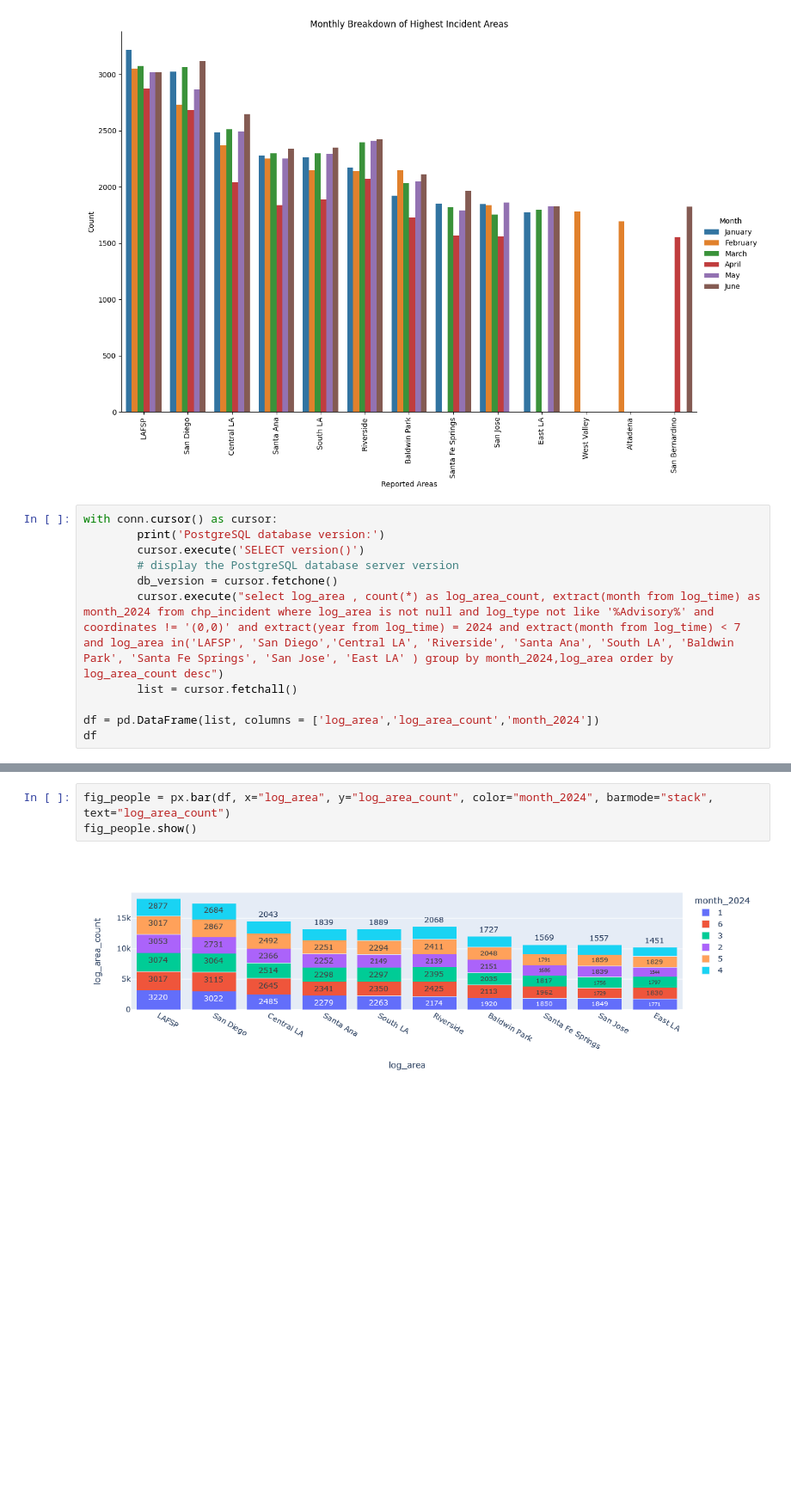
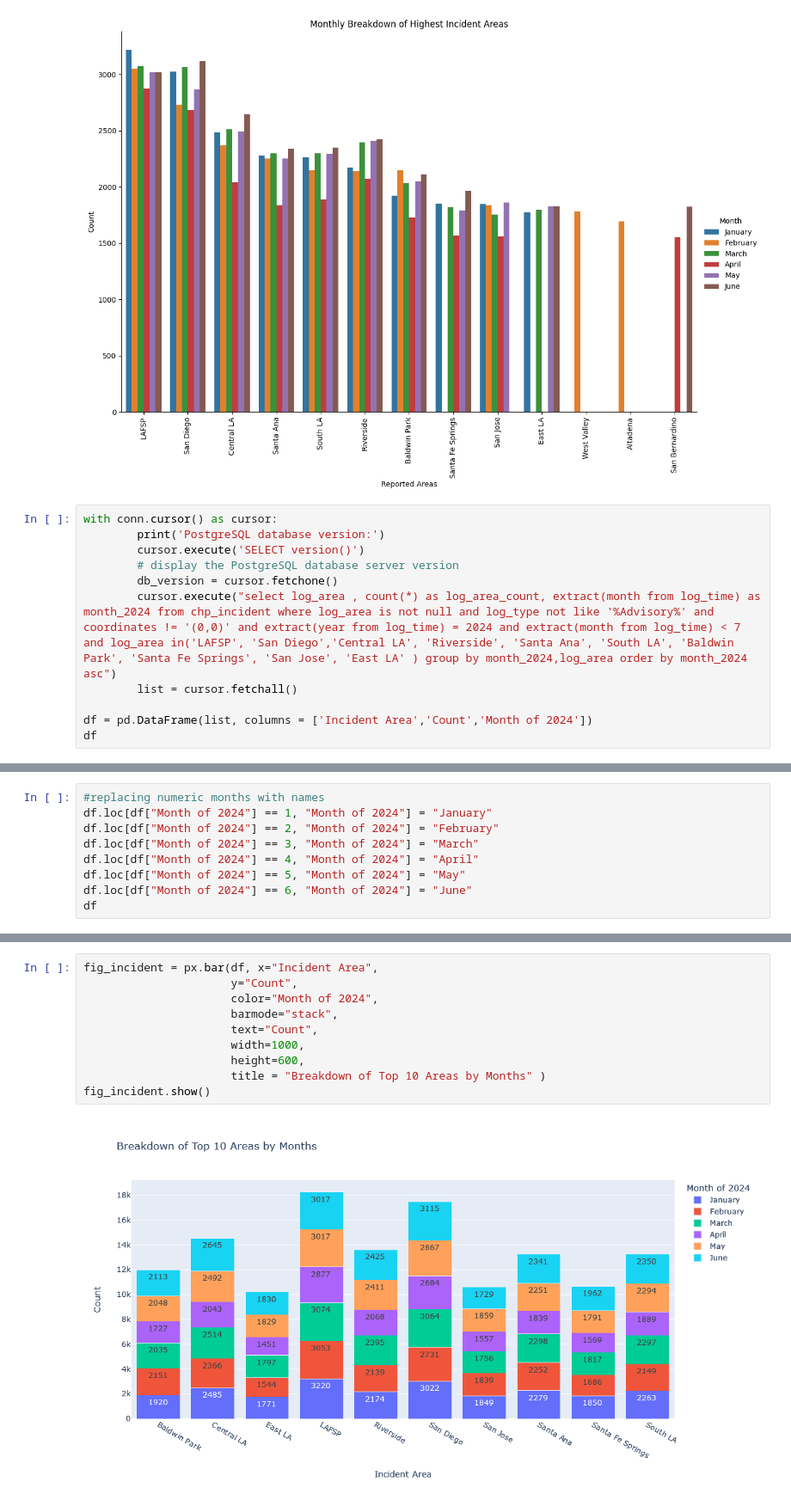
Before and after one commit to DaH7/CHP-Traffic-Analytics, a Jupyter notebook: Incident_Count_Graphs_traffic.ipynb, the cells around one changed output, grey strips where cells are left out. Shown: that part at 86% size. Drawn from its saved outputs; the diff is of its cells as text; blank space fills up the shorter version.

```diff
--- a/Incident_Count_Graphs_traffic.ipynb
+++ b/Incident_Count_Graphs_traffic.ipynb
@@ -149,10 +143,10 @@ with conn.cursor() as cursor:
         cursor.execute('SELECT version()')
         # display the PostgreSQL database server version
         db_version = cursor.fetchone()
-        cursor.execute("select log_area , count(*) as log_area_count, extract(month from log_time) as month_2024 from chp_incident where log_area is not null and log_type not like '%Advisory%' and coordinates != '(0,0)' and extract(year from log_time) = 2024 and extract(month from log_time) < 7 and log_area in('LAFSP', 'San Diego','Central LA', 'Riverside', 'Santa Ana', 'South LA', 'Baldwin Park', 'Santa Fe Springs', 'San Jose', 'East LA' ) group by month_2024,log_area order by log_area_count desc")
+        cursor.execute("select log_area , count(*) as log_area_count, extract(month from log_time) as month_2024 from chp_incident where log_area is not null and log_type not like '%Advisory%' and coordinates != '(0,0)' and extract(year from log_time) = 2024 and extract(month from log_time) < 7 and log_area in('LAFSP', 'San Diego','Central LA', 'Riverside', 'Santa Ana', 'South LA', 'Baldwin Park', 'Santa Fe Springs', 'San Jose', 'East LA' ) group by month_2024,log_area order by month_2024 asc")
         list = cursor.fetchall()
 
-df = pd.DataFrame(list, columns = ['log_area','log_area_count','month_2024'])
+df = pd.DataFrame(list, columns = ['Incident Area','Count','Month of 2024'])
 df
 # %% [output]
 PostgreSQL database version:
@@ -175,0 +170,9 @@ PostgreSQL database version:
+# %%
+#replacing numeric months with names
+df.loc[df["Month of 2024"] == 1, "Month of 2024"] = "January"
+df.loc[df["Month of 2024"] == 2, "Month of 2024"] = "February"
+df.loc[df["Month of 2024"] == 3, "Month of 2024"] = "March"
+df.loc[df["Month of 2024"] == 4, "Month of 2024"] = "April"
+df.loc[df["Month of 2024"] == 5, "Month of 2024"] = "May"
+df.loc[df["Month of 2024"] == 6, "Month of 2024"] = "June"
+df
@@ -176,5 +197,12 @@ PostgreSQL database version:
 # %%
-fig_people = px.bar(df, x="log_area", y="log_area_count", color="month_2024", barmode="stack", text="log_area_count")
-fig_people.show()
+fig_incident = px.bar(df, x="Incident Area",
+                      y="Count",
+                      color="Month of 2024",
+                      barmode="stack",
+                      text="Count",
+                      width=1000,
+                      height=600,
+                      title = "Breakdown of Top 10 Areas by Months" )
+fig_incident.show()
 # %% [output]
-[figure, old version]
+[figure, new version]
```
Also changed, not shown: parts of 5 cells of this notebook.
